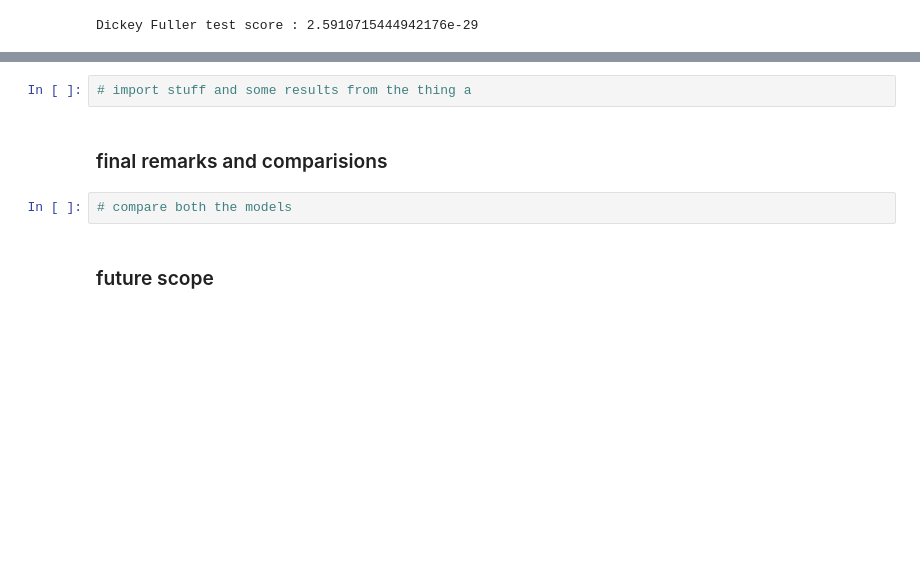
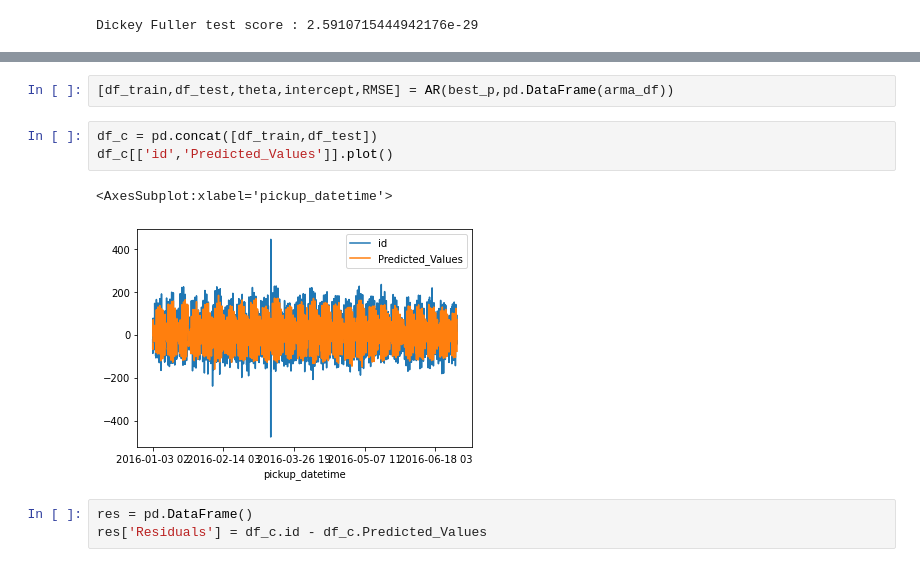
Before and after one commit to Bourbaki00/TaxiDemand, a Jupyter notebook: Presentation.ipynb, the cells around one changed output, grey strips where cells are left out. Drawn from its saved outputs; the diff is of its cells as text; blank space fills up the shorter version.

```diff
--- a/Presentation.ipynb
+++ b/Presentation.ipynb
@@ -275,8 +145,11 @@ Name: id, Length: 4355, dtype: float64
-# %%
-# import stuff and some results from the thing a
-# %% [markdown]
-### final remarks and comparisions
-# %%
-# compare both the models
-# %% [markdown]
-### future scope
+# %%
+[df_train,df_test,theta,intercept,RMSE] = AR(best_p,pd.DataFrame(arma_df))
+# %%
+df_c = pd.concat([df_train,df_test])
+df_c[['id','Predicted_Values']].plot()
+# %% [output]
+<AxesSubplot:xlabel='pickup_datetime'>
+[figure, added]
+# %%
+res = pd.DataFrame()
+res['Residuals'] = df_c.id - df_c.Predicted_Values
```
Also changed, not shown: parts of 19 cells of this notebook, 1 other file.
